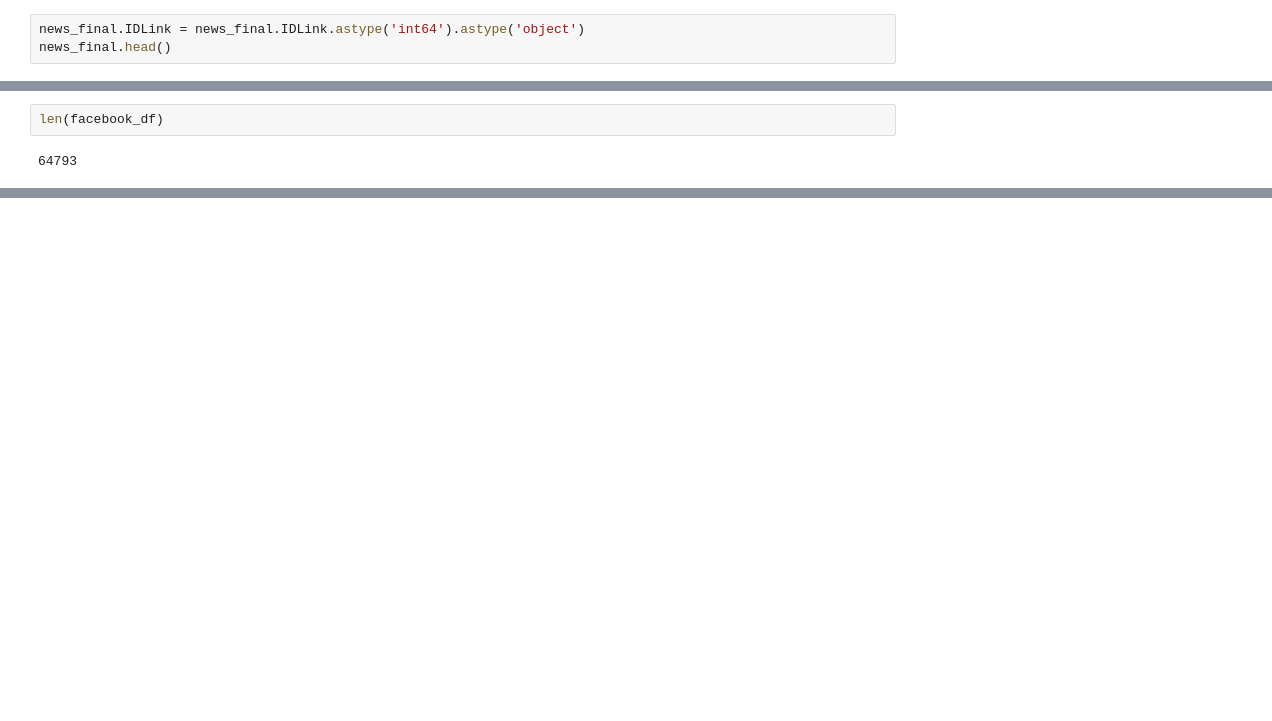
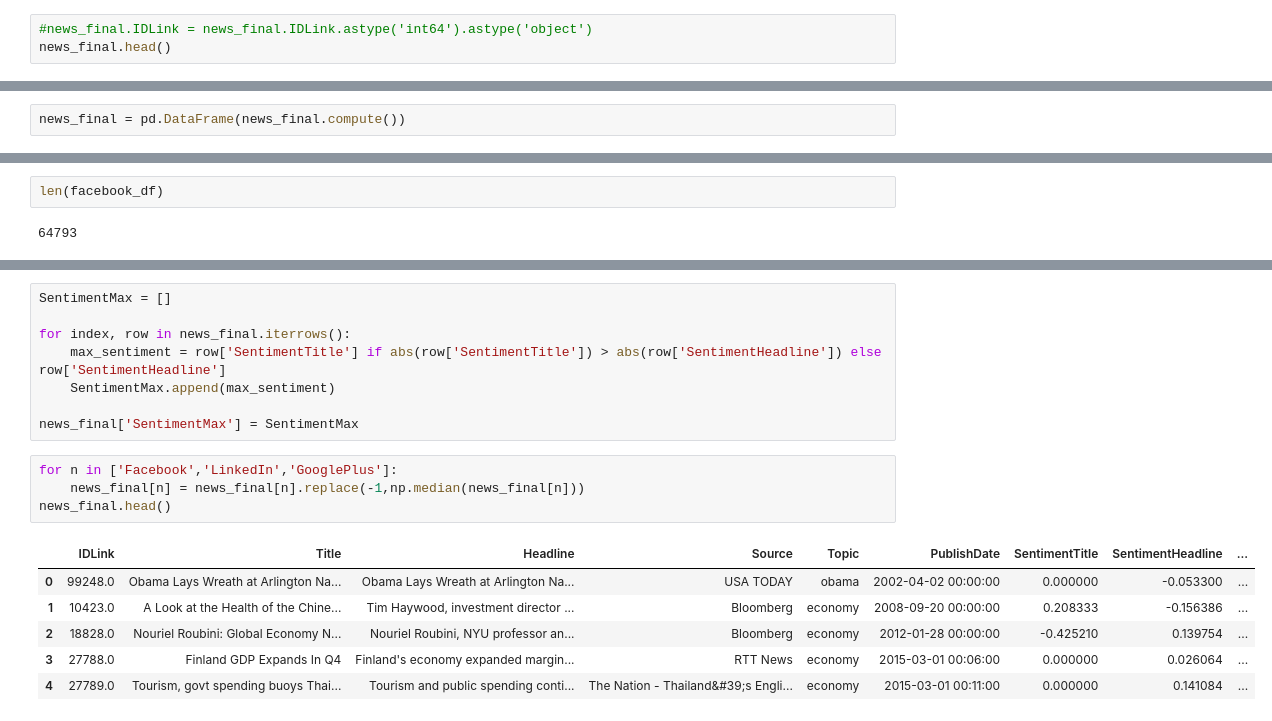
Before and after one commit to MichaelNormandyGavin/Viral_News, a Jupyter notebook: News Popularity Analysis.ipynb, the cells around one changed output, grey strips where cells are left out. Drawn from its saved outputs; the diff is of its cells as text; blank space fills up the shorter version.

```diff
--- a/News Popularity Analysis.ipynb
+++ b/News Popularity Analysis.ipynb
@@ -260,7 +246,7 @@ plt.show()
 news_final = dd.from_delayed(dask.delayed(pd.read_csv)(url+'News_Final.csv'))
 news_final = news_final.persist()
 # %%
-news_final.IDLink = news_final.IDLink.astype('int64').astype('object')
+#news_final.IDLink = news_final.IDLink.astype('int64').astype('object')
 news_final.head()
 # %% [output]
 |  | IDLink | Title | Headline | Source | Topic | PublishDate | SentimentTitle | SentimentHeadline | ... |
@@ -292,4 +279,6 @@ from sklearn.linear_model import LinearRegression
 from sklearn.model_selection import cross_val_score, train_test_split
+# %%
+news_final = pd.DataFrame(news_final.compute())
 # %%
 facebook_df = news_final[news_final['Facebook'] > 0].drop(['GooglePlus','LinkedIn'],axis=1)
 # %%
@@ -322,3 +307,22 @@ sb.regplot(x='SentimentHeadline',y='Facebook',data=facebook_df.compute(),color='
 plt.show()
 # %% [output]
 [figure]
+# %%
+SentimentMax = []
+
+for index, row in news_final.iterrows():
+    max_sentiment = row['SentimentTitle'] if abs(row['SentimentTitle']) > abs(row['SentimentHeadline']) else row['SentimentHeadline']
+    SentimentMax.append(max_sentiment)
+
+news_final['SentimentMax'] = SentimentMax
+# %%
+for n in ['Facebook','LinkedIn','GooglePlus']:
+    news_final[n] = news_final[n].replace(-1,np.median(news_final[n]))
+news_final.head()
+# %% [output]
+|  | IDLink | Title | Headline | Source | Topic | PublishDate | SentimentTitle | SentimentHeadline | ... |
+| 0 | 99248.0 | Obama Lays Wreath at Arlington Na... | Obama Lays Wreath at Arlington Na... | USA TODAY | obama | 2002-04-02 00:00:00 | 0.000000 | -0.053300 | ... |
+| 1 | 10423.0 | A Look at the Health of the Chine... | Tim Haywood, investment director ... | Bloomberg | economy | 2008-09-20 00:00:00 | 0.208333 | -0.156386 | ... |
+| 2 | 18828.0 | Nouriel Roubini: Global Economy N... | Nouriel Roubini, NYU professor an... | Bloomberg | economy | 2012-01-28 00:00:00 | -0.425210 | 0.139754 | ... |
+| 3 | 27788.0 | Finland GDP Expands In Q4 | Finland's economy expanded margin... | RTT News | economy | 2015-03-01 00:06:00 | 0.000000 | 0.026064 | ... |
+| 4 | 27789.0 | Tourism, govt spending buoys Thai... | Tourism and public spending conti... | The Nation - Thailand&#39;s Engli... | economy | 2015-03-01 00:11:00 | 0.000000 | 0.141084 | ... |
```
Also changed, not shown: parts of 38 cells of this notebook, 2 other files.
